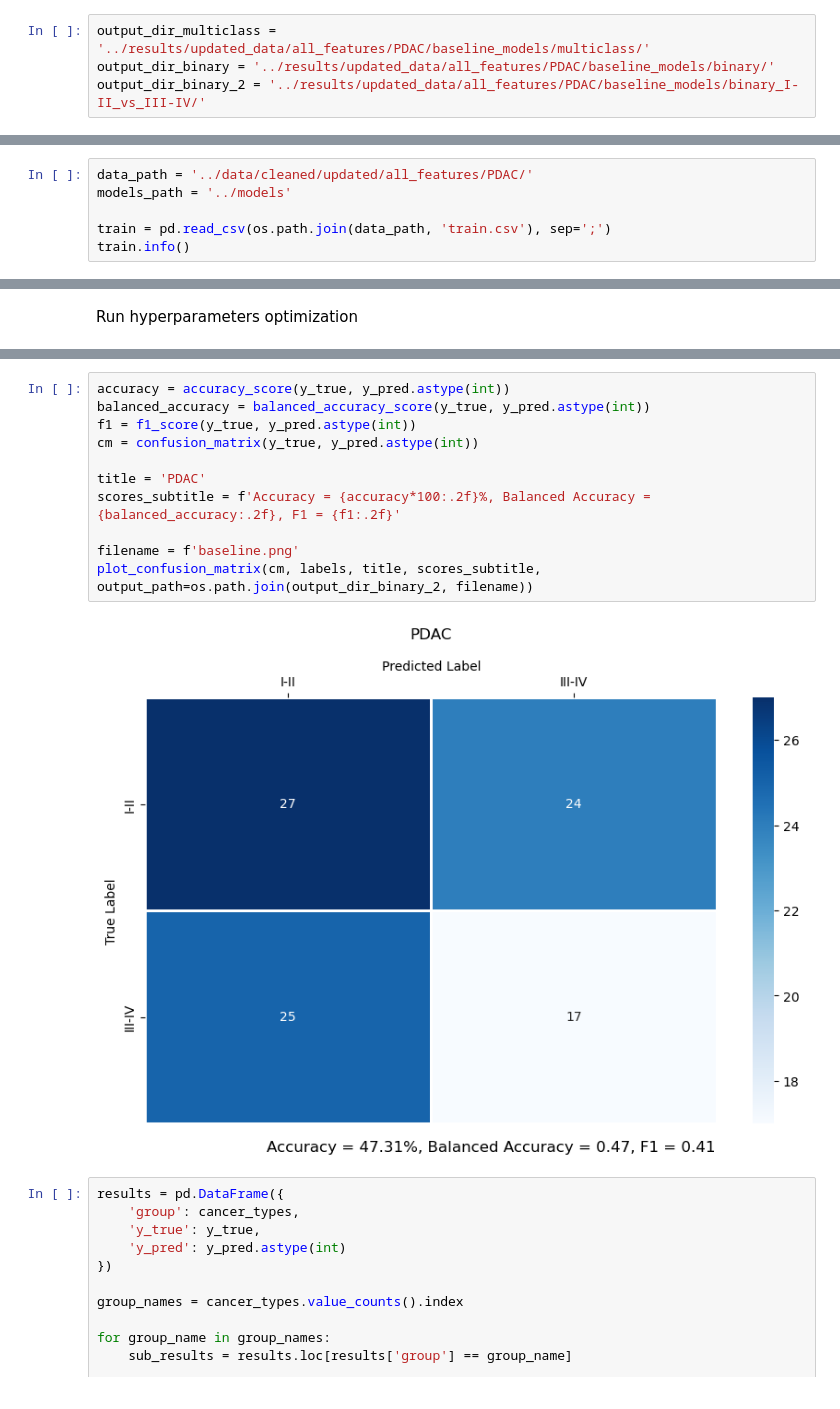
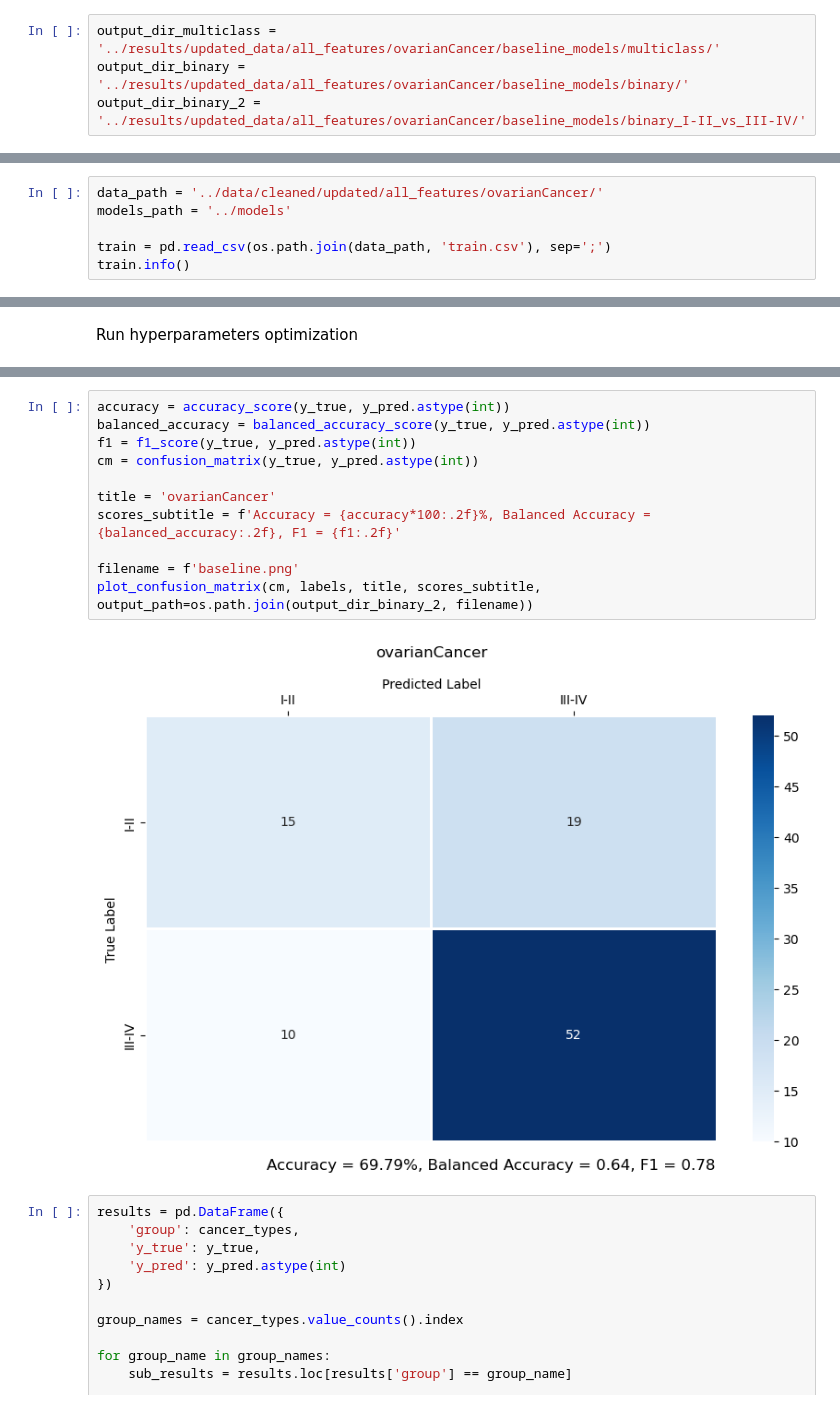
Before and after one commit to CyperStone/cancer-stage-prediction, a Jupyter notebook: notebooks/baseline_models.ipynb, the cells around one changed output, grey strips where cells are left out. Cells and saved outputs as stored; diff of their text form.

Commit message:
run notebook on updated dataset (all features, only Ovarian cancer type)

```diff
--- a/notebooks/baseline_models.ipynb
+++ b/notebooks/baseline_models.ipynb
@@ -31,13 +31,13 @@ np.random.seed(random_state)
 # %% [markdown]
 Define directory paths to save results
 # %%
-output_dir_multiclass = '../results/updated_data/all_features/PDAC/baseline_models/multiclass/'
-output_dir_binary = '../results/updated_data/all_features/PDAC/baseline_models/binary/'
-output_dir_binary_2 = '../results/updated_data/all_features/PDAC/baseline_models/binary_I-II_vs_III-IV/'
+output_dir_multiclass = '../results/updated_data/all_features/ovarianCancer/baseline_models/multiclass/'
+output_dir_binary = '../results/updated_data/all_features/ovarianCancer/baseline_models/binary/'
+output_dir_binary_2 = '../results/updated_data/all_features/ovarianCancer/baseline_models/binary_I-II_vs_III-IV/'
 # %% [markdown]
 Load training data
 # %%
-data_path = '../data/cleaned/updated/all_features/PDAC/'
+data_path = '../data/cleaned/updated/all_features/ovarianCancer/'
 models_path = '../models'
 
 train = pd.read_csv(os.path.join(data_path, 'train.csv'), sep=';')
@@ -545,16 +545,16 @@ weighted avg       0.47      0.47      0.47        93
 # %%
 accuracy = accuracy_score(y_true, y_pred.astype(int))
 balanced_accuracy = balanced_accuracy_score(y_true, y_pred.astype(int))
 f1 = f1_score(y_true, y_pred.astype(int))
 cm = confusion_matrix(y_true, y_pred.astype(int))
 
-title = 'PDAC'
+title = 'ovarianCancer'
 scores_subtitle = f'Accuracy = {accuracy*100:.2f}%, Balanced Accuracy = {balanced_accuracy:.2f}, F1 = {f1:.2f}'
 
 filename = f'baseline.png'
 plot_confusion_matrix(cm, labels, title, scores_subtitle, output_path=os.path.join(output_dir_binary_2, filename))
 # %% [output]
-[figure, old version]
+[figure, new version]
 # %%
 results = pd.DataFrame({
     'group': cancer_types,
```
Also changed, not shown: parts of 12 cells of this notebook.
